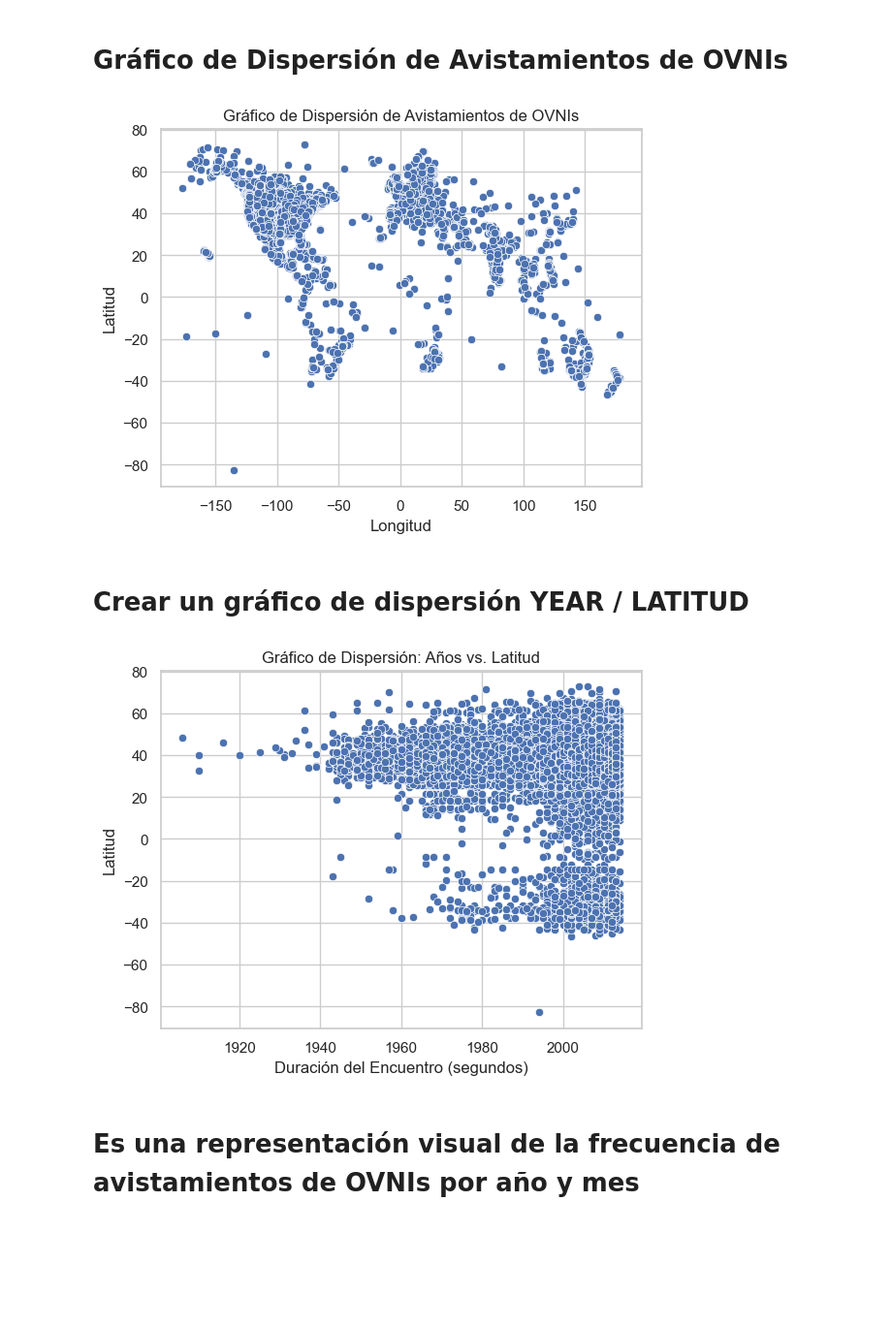
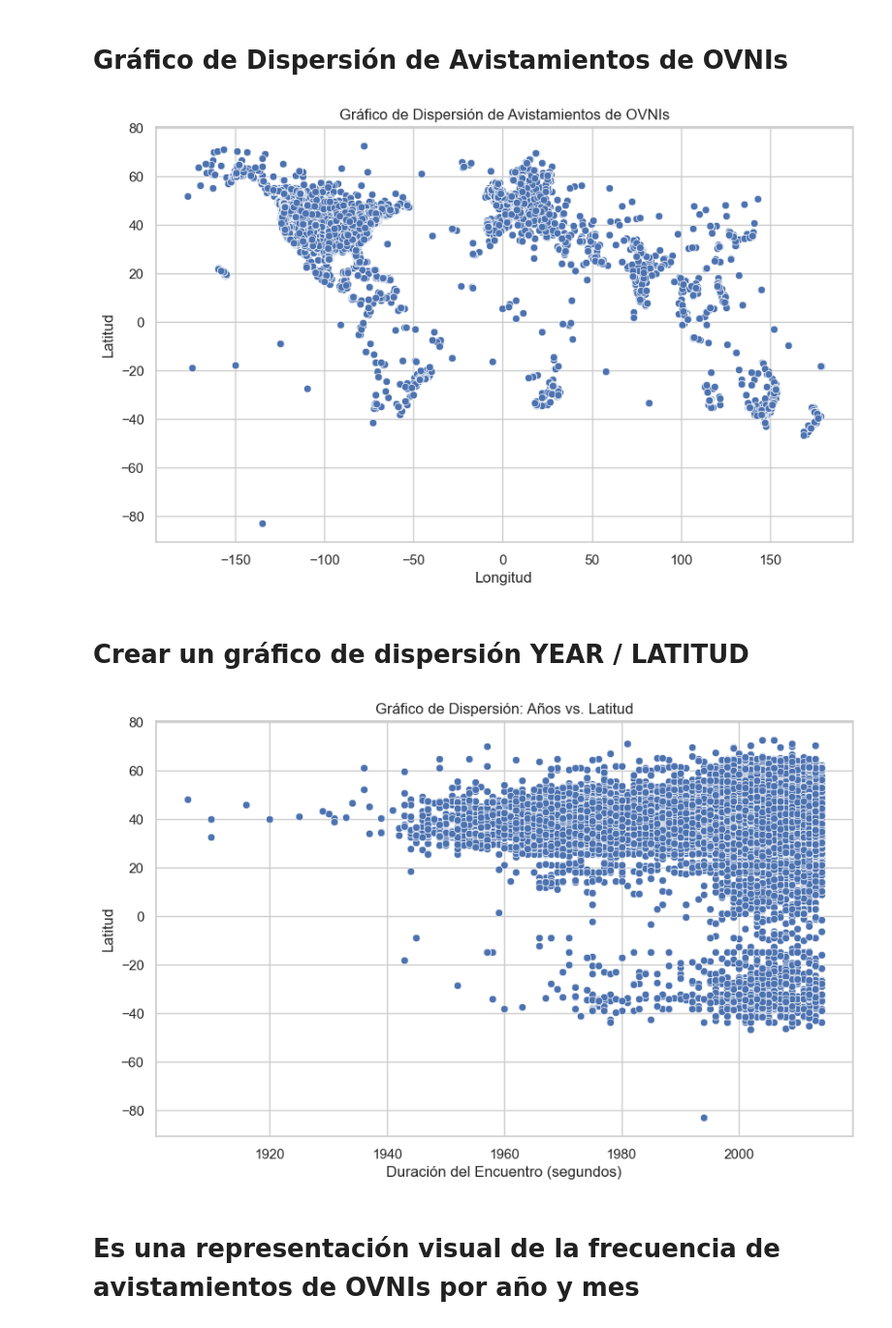
Before and after one commit to awchacon/first_project, a Jupyter notebook: first_project_2.0.ipynb, the cells around one changed output. Shown at 97% size. Cells and saved outputs as stored; diff of their text form; code cells hidden in the pictures; blank space fills up the shorter version.

```diff
--- a/first_project_2.0.ipynb
+++ b/first_project_2.0.ipynb
@@ -596,24 +596,26 @@ plt.show()
 # %% [markdown]
 # Gráfico de Dispersión de Avistamientos de OVNIs
 # %%
+plt.figure(figsize=(10, 6))
 sns.scatterplot(x='longitude', y='latitude', data=ufo_df_new)
 plt.title('Gráfico de Dispersión de Avistamientos de OVNIs')
 plt.xlabel('Longitud')
 plt.ylabel('Latitud')
 plt.show()
 # %% [output]
-[figure, old version]
+[figure, new version]
 # %% [markdown]
 # Crear un gráfico de dispersión YEAR / LATITUD
 # %%
 # Crear un gráfico de dispersión
+plt.figure(figsize=(10, 6))
 sns.scatterplot(x='Year', y='latitude', data=ufo_df_new)
 plt.title('Gráfico de Dispersión: Años vs. Latitud')
 plt.xlabel('Duración del Encuentro (segundos)')
 plt.ylabel('Latitud')
 plt.show()
 # %% [output]
-[figure, old version]
+[figure, new version]
 # %% [markdown]
 # Es una representación visual de la frecuencia de avistamientos de OVNIs por año y mes
 # %%
```
Also changed, not shown: parts of 25 cells of this notebook.
